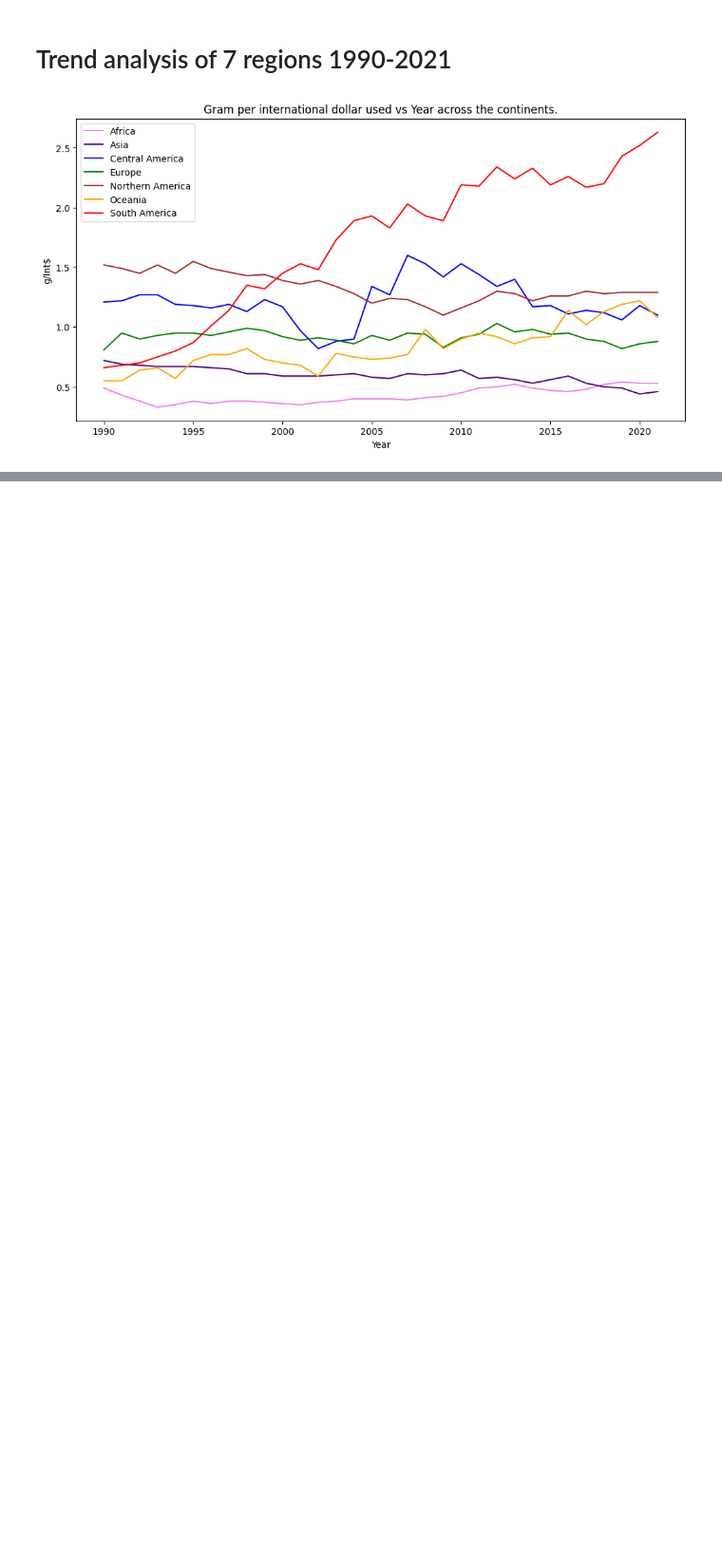
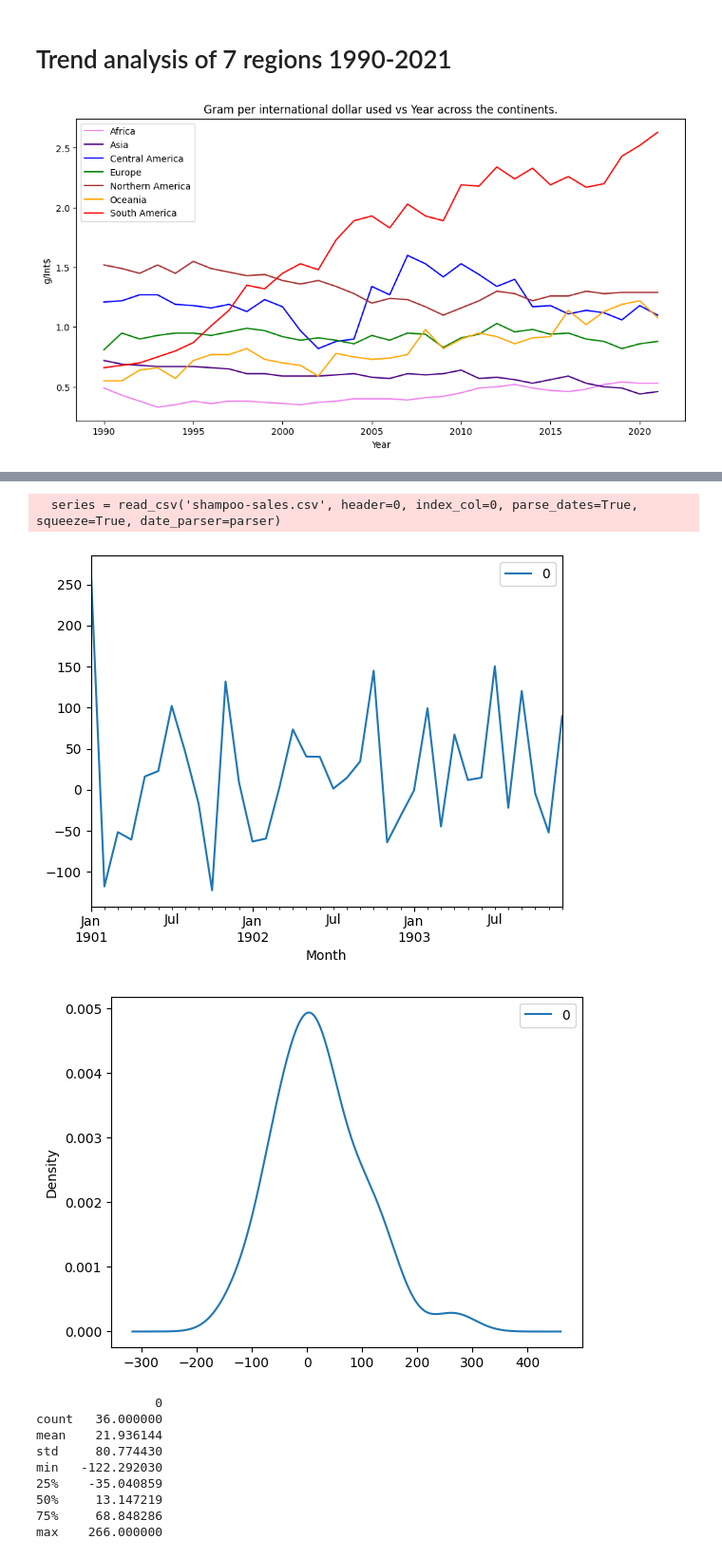
Before and after one commit to TaufiqIslamProtick/pesticide-data-analysis, a Jupyter notebook: source.ipynb, the cells around one changed output, grey strips where cells are left out. Shown at 95% size. Cells and saved outputs as stored; diff of their text form; code cells hidden in the pictures; blank space fills up the shorter version.

Commit message:
Added the steps to choose params for arima model

```diff
--- a/source.ipynb
+++ b/source.ipynb
@@ -81,0 +92,27 @@ plt.show()
+# %%
+# fit an ARIMA model and plot residual errors
+from pandas import datetime
+from pandas import read_csv
+from pandas import DataFrame
+from statsmodels.tsa.arima.model import ARIMA
+from matplotlib import pyplot
+# load dataset
+def parser(x):
+	return datetime.strptime('190'+x, '%Y-%m')
+series = read_csv('shampoo-sales.csv', header=0, index_col=0, parse_dates=True, squeeze=True, date_parser=parser)
+series.index = series.index.to_period('M')
+# fit model
+model = ARIMA(series, order=(5,1,0))
+model_fit = model.fit()
+# summary of fit model
+print(model_fit.summary())
+# line plot of residuals
+residuals = DataFrame(model_fit.resid)
+residuals.plot()
+pyplot.show()
+# density plot of residuals
+residuals.plot(kind='kde')
+pyplot.show()
+# summary stats of residuals
+print(residuals.describe())
+# %% [output]
@@ -81,0 +136,12 @@ plt.show()
+  series = read_csv('shampoo-sales.csv', header=0, index_col=0, parse_dates=True, squeeze=True, date_parser=parser)
+[figure, added]
+[figure, added]
+                0
+count   36.000000
+mean    21.936144
+std     80.774430
+min   -122.292030
+25%    -35.040859
+50%     13.147219
+75%     68.848286
+max    266.000000
```
Also changed, not shown: parts of 2 cells of this notebook.
